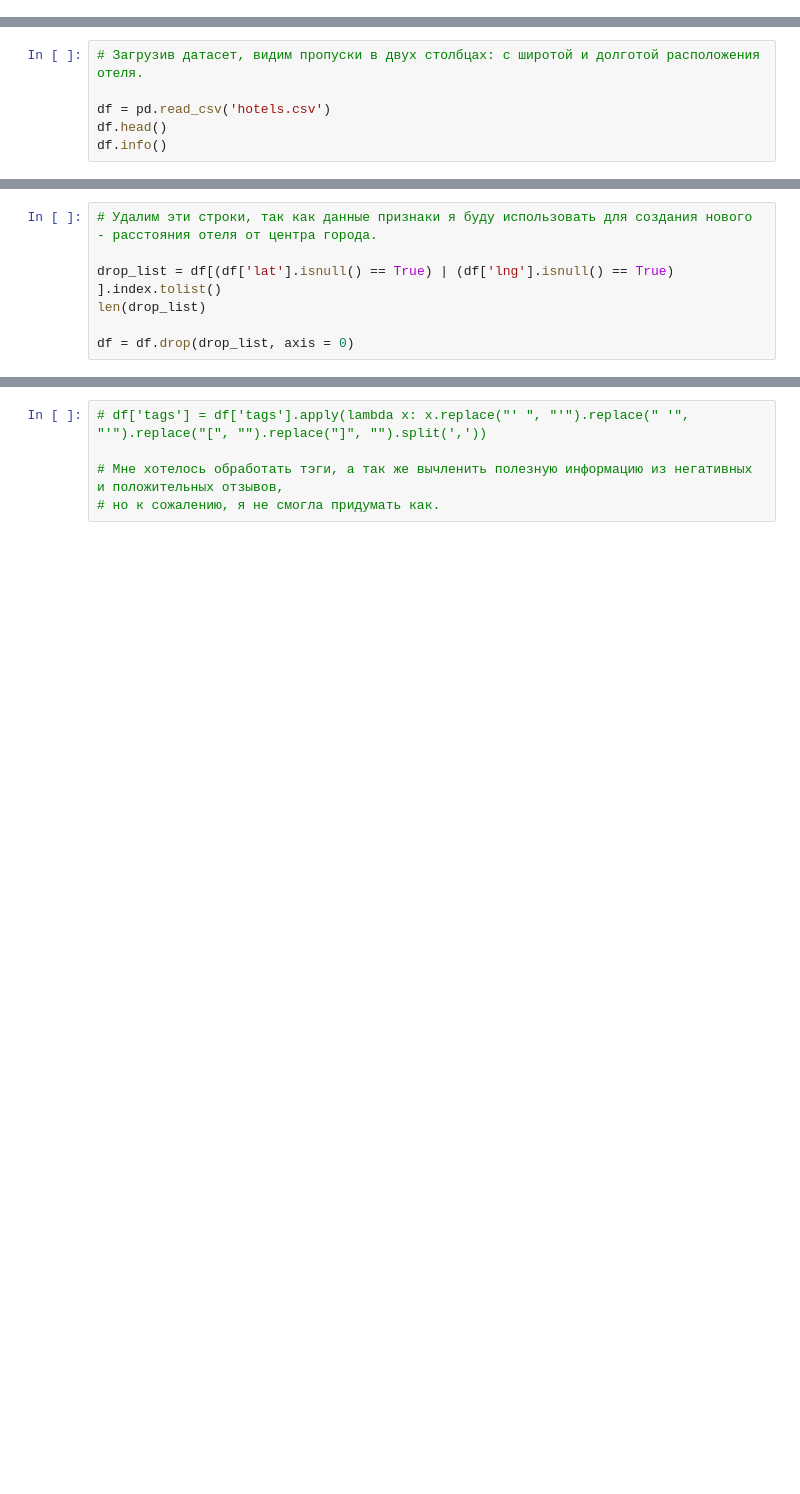
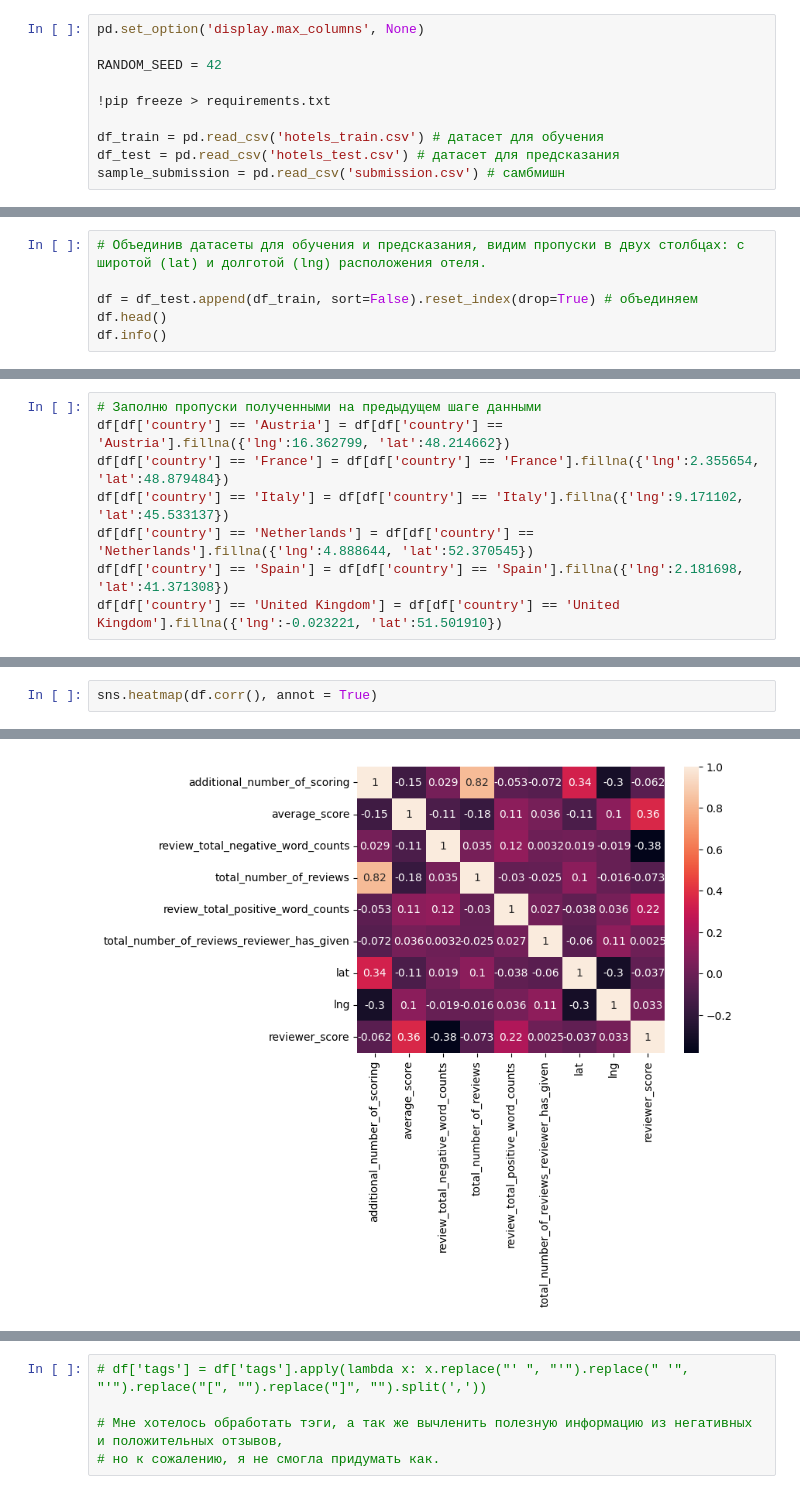
Before and after one commit to AndreevaDarya/booking-project, a Jupyter notebook: booking.ipynb, the cells around one changed output, grey strips where cells are left out. Cells and saved outputs as stored; diff of their text form; blank space fills up the shorter version.

```diff
--- a/booking.ipynb
+++ b/booking.ipynb
@@ -10,0 +53,10 @@ pd.set_option('display.max_columns', None)
+# %%
+pd.set_option('display.max_columns', None)
+
+RANDOM_SEED = 42
+
+!pip freeze > requirements.txt
+
+df_train = pd.read_csv('hotels_train.csv') # датасет для обучения
+df_test = pd.read_csv('hotels_test.csv') # датасет для предсказания
+sample_submission = pd.read_csv('submission.csv') # самбмишн
@@ -11,7 +103,7 @@ pd.set_option('display.max_columns', None)
 # %%
-# Загрузив датасет, видим пропуски в двух столбцах: с широтой и долготой расположения отеля.
+# Объединив датасеты для обучения и предсказания, видим пропуски в двух столбцах: с широтой (lat) и долготой (lng) расположения отеля.
 
-df = pd.read_csv('hotels.csv')
+df = df_test.append(df_train, sort=False).reset_index(drop=True) # объединяем
 df.head()
 df.info()
 # %% [output]
@@ -35,7 +126,0 @@ memory usage: 50.2+ MB
-# %%
-# Удалим эти строки, так как данные признаки я буду использовать для создания нового - расстояния отеля от центра города.
-
-drop_list = df[(df['lat'].isnull() == True) | (df['lng'].isnull() == True) ].index.tolist()
-len(drop_list)
-
-df = df.drop(drop_list, axis = 0)
@@ -58,0 +144,8 @@ len(num_cols)
+# %%
+# Заполню пропуски полученными на предыдущем шаге данными
+df[df['country'] == 'Austria'] = df[df['country'] == 'Austria'].fillna({'lng':16.362799, 'lat':48.214662})
+df[df['country'] == 'France'] = df[df['country'] == 'France'].fillna({'lng':2.355654, 'lat':48.879484})
+df[df['country'] == 'Italy'] = df[df['country'] == 'Italy'].fillna({'lng':9.171102, 'lat':45.533137})
+df[df['country'] == 'Netherlands'] = df[df['country'] == 'Netherlands'].fillna({'lng':4.888644, 'lat':52.370545})
+df[df['country'] == 'Spain'] = df[df['country'] == 'Spain'].fillna({'lng':2.181698, 'lat':41.371308})
+df[df['country'] == 'United Kingdom'] = df[df['country'] == 'United Kingdom'].fillna({'lng':-0.023221, 'lat':51.501910})
@@ -58,0 +226,3 @@ len(num_cols)
+# %%
+sns.heatmap(df.corr(), annot = True)
+# %% [output]
@@ -58,0 +230 @@ len(num_cols)
+[figure, added]
```
Also changed, not shown: parts of 46 cells of this notebook.
